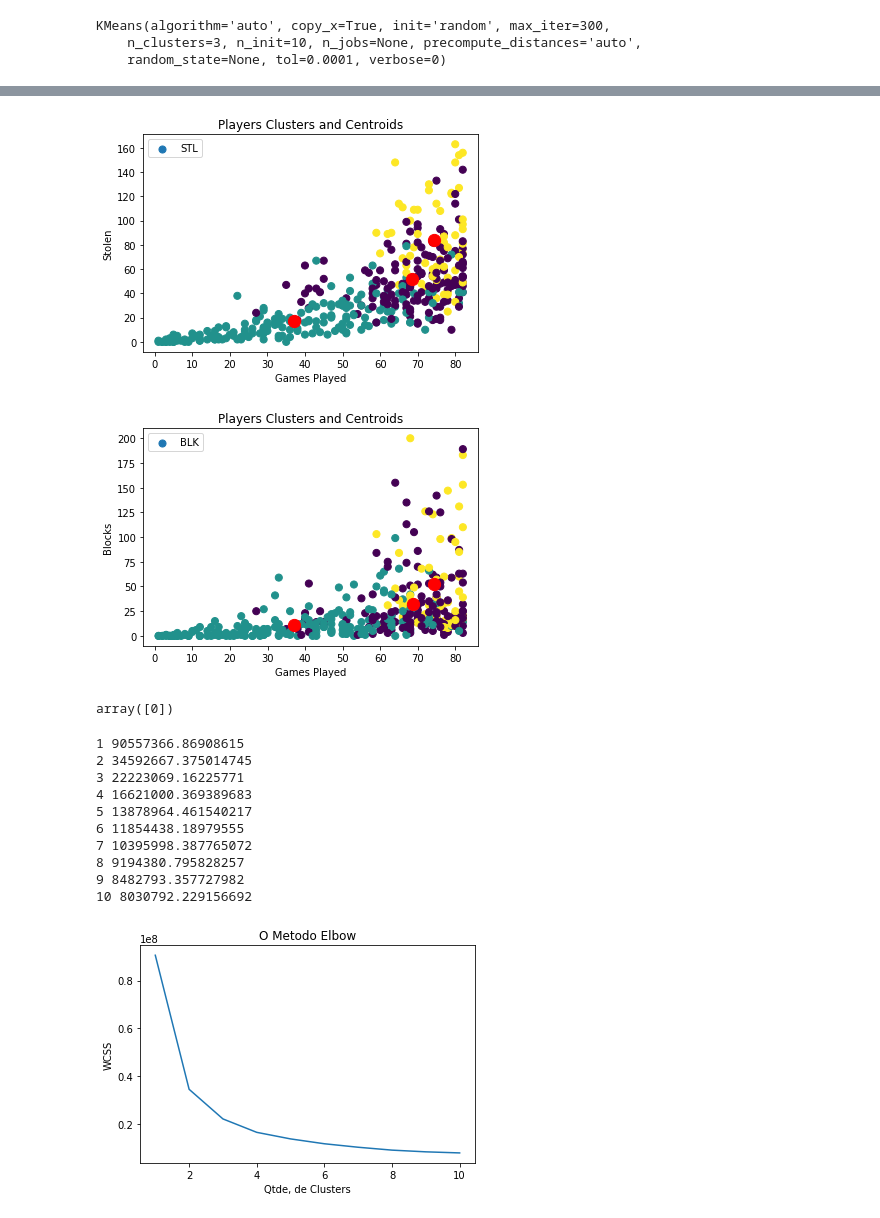
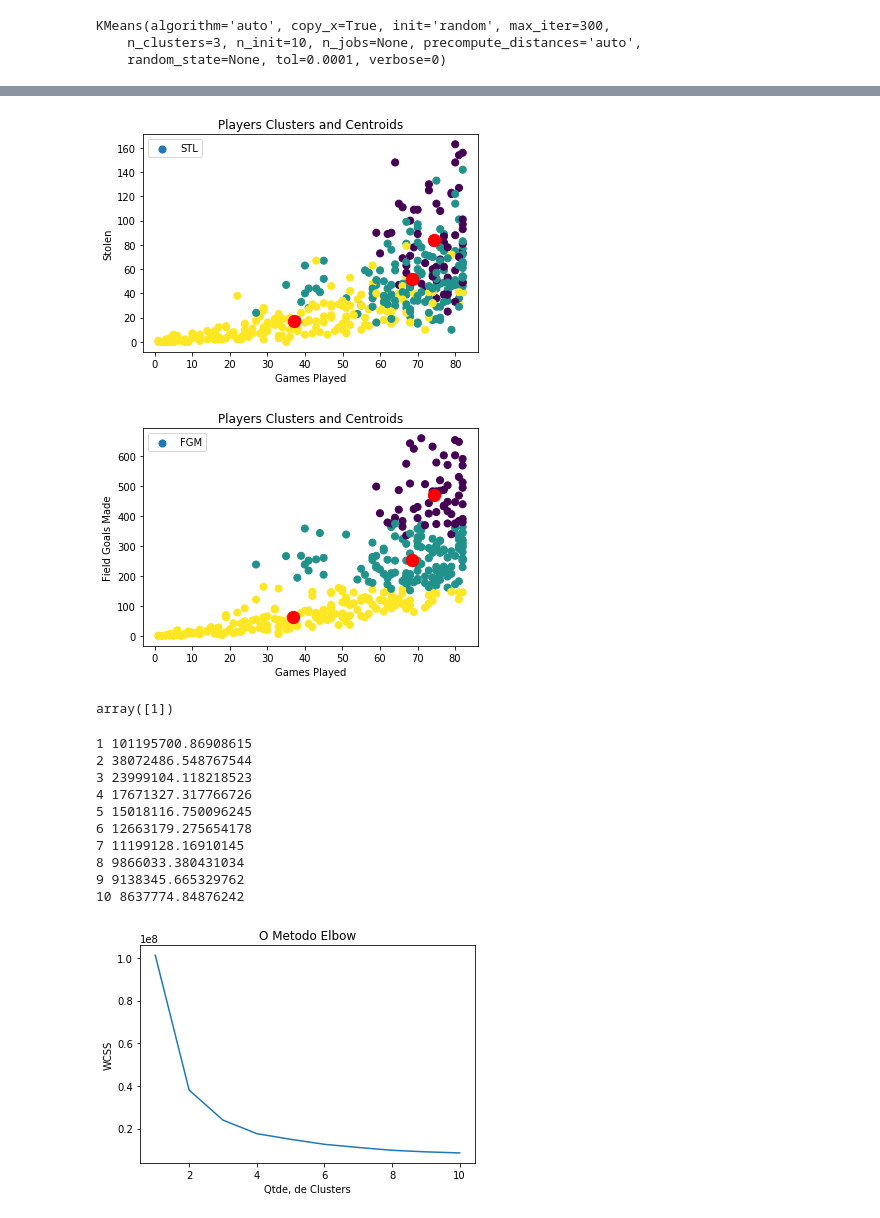
Before and after one commit to tiagohcp/Inteligencia_Artificial, a Jupyter notebook: clustering/Cluster - NBA Stats.ipynb, the cells around one changed output, grey strips where cells are left out. Drawn from its saved outputs; the diff is of its cells as text; code cells hidden in the pictures.

```diff
--- a/clustering/Cluster - NBA Stats.ipynb
+++ b/clustering/Cluster - NBA Stats.ipynb
@@ -14,7 +14,7 @@ nba.head()
 | 4 | Al Horford | 76 | 2318 | 1156 | 519 | 965 | 53.8 | 11 | 36 | 30.6 | ... |
 5 rows × 34 columns
 # %%
-nba = nba.drop(['MIN','FGM','FGA','FG%','3PM','3PA','FTM','FTA','OREB','DREB','TOV','PF','EFF','AST/TOV','STL/TOV','Age','Birth_Place','Birthdate','Collage','Experience','Height','Pos','Team','Weight','BMI'], axis=1)
-# 'Name','Games Played', 'PTS', '3P%', 'FT%', 'REB','AST','STL','BLK'
+nba = nba.drop(['MIN','FGA','FG%','3PM','3PA','FTM','FTA','OREB','DREB','BLK','TOV','EFF','AST/TOV','STL/TOV','Age','Birth_Place','Birthdate','Collage','Experience','Height','Pos','Team','Weight','BMI'], axis=1)
+# 'Name','Games Played', 'PTS','FGM', '3P%', 'FT%', 'REB','AST','STL','PF'
 nba
 # %% [output]
@@ -198,35 +207,35 @@ plt.show()
 x = nba['Games Played']
 y = nba['STL']
 plt.scatter(x, y, s = 50, c = nba['cluster'])
-plt.scatter(kmeans.cluster_centers_[:, 0], kmeans.cluster_centers_[:, 6], s = 150, c = 'red')
+plt.scatter(kmeans.cluster_centers_[:, 0], kmeans.cluster_centers_[:, 7], s = 150, c = 'red')
 plt.title('Players Clusters and Centroids')
 plt.xlabel('Games Played')
 plt.ylabel('Stolen')
 plt.legend()
 plt.show()
 # %% [output]
-[figure, old version]
+[figure, new version]
 # %%
 # Visualizando os Clusters
 x = nba['Games Played']
-y = nba['BLK']
+y = nba['FGM']
 plt.scatter(x, y, s = 50, c = nba['cluster'])
-plt.scatter(kmeans.cluster_centers_[:, 0], kmeans.cluster_centers_[:, 7], s = 150, c = 'red')
+plt.scatter(kmeans.cluster_centers_[:, 0], kmeans.cluster_centers_[:, 2], s = 150, c = 'red')
 plt.title('Players Clusters and Centroids')
 plt.xlabel('Games Played')
-plt.ylabel('Blocks')
+plt.ylabel('Field Goals Made')
 plt.legend()
 plt.show()
 # %% [output]
-[figure, old version]
+[figure, new version]
 # %%
 # Vamos agrupar uma nova instância ?
 # Dado um perfil de cliente, cliente
 # O resultado indica a qual cluster esse novo cliente foi atribuído!
-newcustomer = [ [70,750,30.8,75.9,380,150,66,27] ]
+newcustomer = [ [70,750,280,30.8,75.9,380,150,66,146] ]
 kmeans.predict(newcustomer)
 # %% [output]
-array([0])
+array([1])
 # %%
 # Metododo de Elbow: como encontrar valor ideal de K ?
 # Basicamente o que o método faz é testar a variância dos dados em relação ao número de clu
@@ -245,14 +254,14 @@ plt.xlabel('Qtde, de Clusters')
 plt.ylabel('WCSS') #within cluster sum of squares
 plt.show()
 # %% [output]
-1 90557366.86908615
-2 34592667.375014745
-3 22223069.16225771
-4 16621000.369389683
-5 13878964.461540217
-6 11854438.18979555
-7 10395998.387765072
-8 9194380.795828257
-9 8482793.357727982
-10 8030792.229156692
+1 101195700.86908615
+2 38072486.548767544
+3 23999104.118218523
+4 17671327.317766726
+5 15018116.750096245
+6 12663179.275654178
+7 11199128.16910145
+8 9866033.380431034
+9 9138345.665329762
+10 8637774.84876242
-[figure, old version]
+[figure, new version]
```
Also changed, not shown: parts of 11 cells of this notebook, 4 other files.
